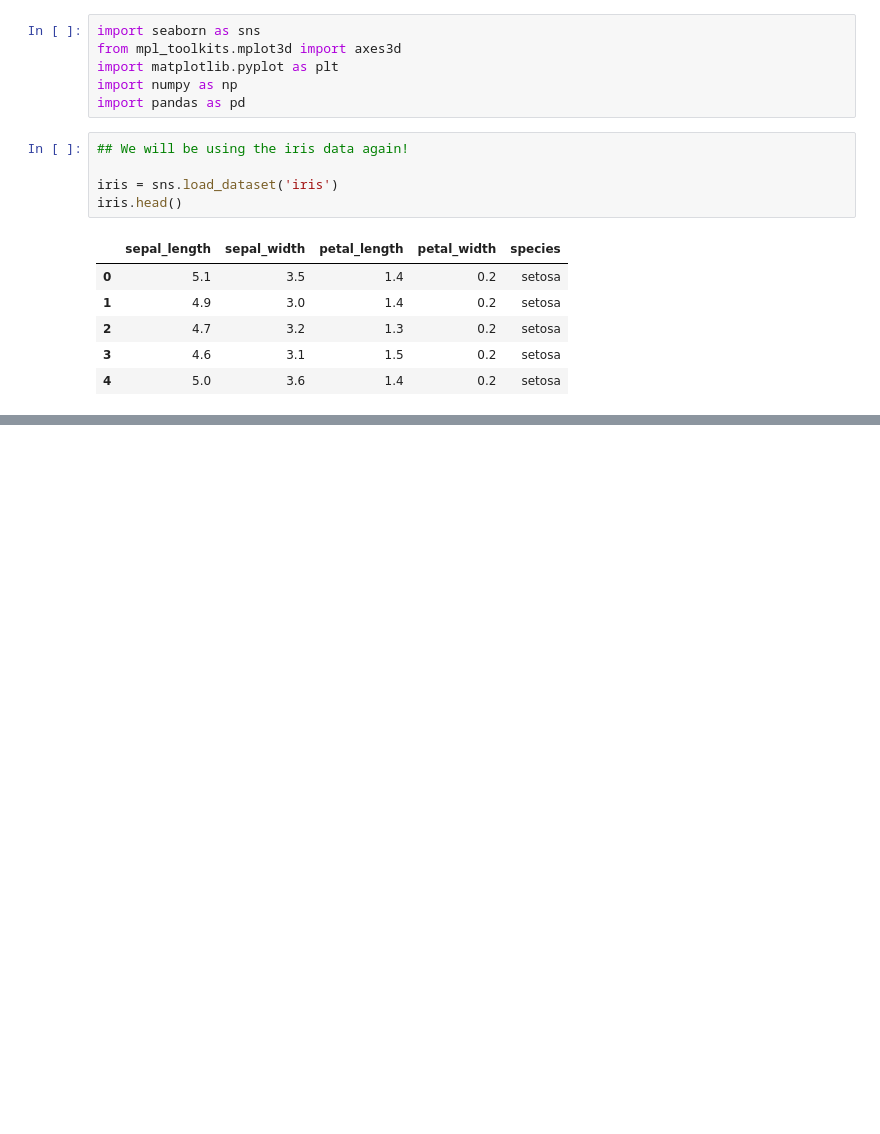
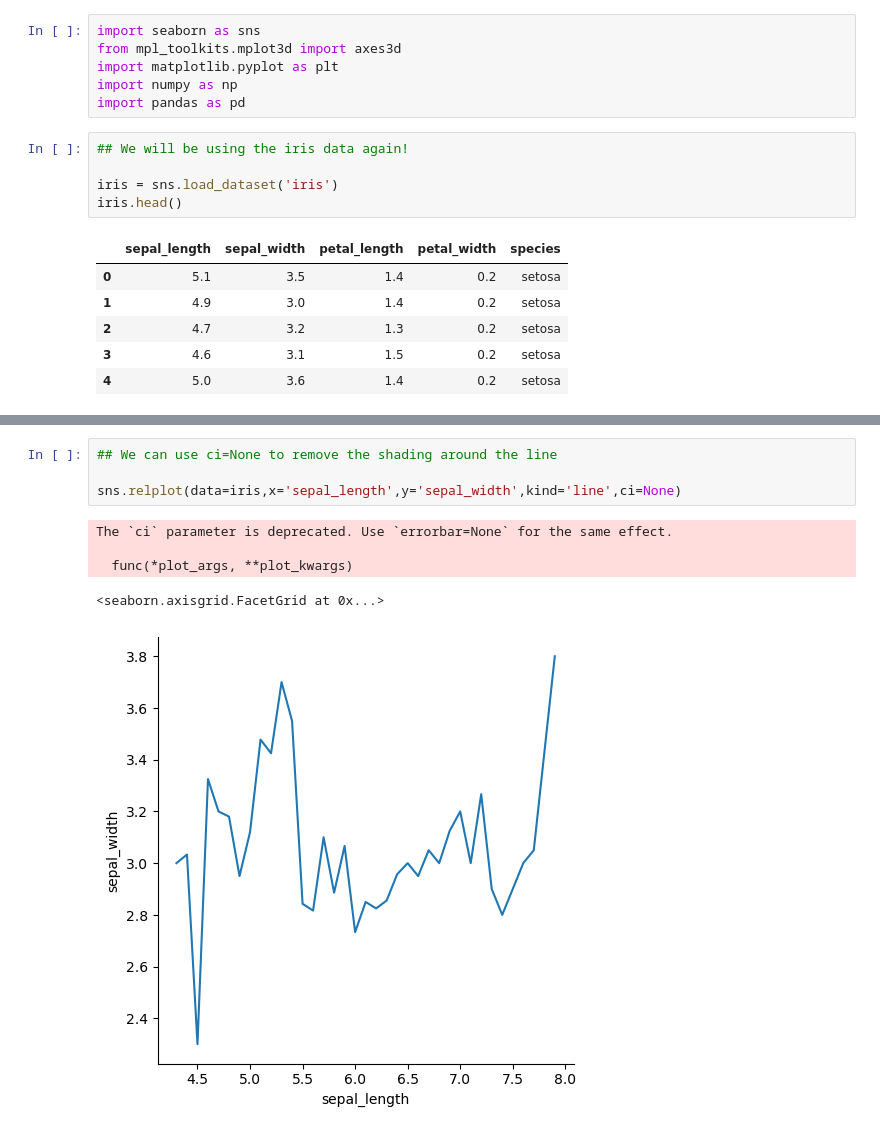
Before and after one commit to JakeBestDev/Packt_AIScience_Data_Science_Machine_Learning, a Jupyter notebook: Module_2_Python_Data_Visualization_and_Understanding/lab_4_advance_seaborn.ipynb, the cells around one changed output, grey strips where cells are left out. Saved outputs shown, nothing was run; the diff lists cells and outputs as text; blank space fills up the shorter version.

Commit message:
Lab 4: Advanced Seaborn
Lab 4: Advanced Seaborn

```diff
--- a/Module_2_Python_Data_Visualization_and_Understanding/lab_4_advance_seaborn.ipynb
+++ b/Module_2_Python_Data_Visualization_and_Understanding/lab_4_advance_seaborn.ipynb
@@ -200,0 +205,10 @@ sns.relplot(data=iris,x='sepal_length',y='sepal_width',kind='line')
+# %%
+## We can use ci=None to remove the shading around the line
+
+sns.relplot(data=iris,x='sepal_length',y='sepal_width',kind='line',ci=None)
+# %% [output]
+The `ci` parameter is deprecated. Use `errorbar=None` for the same effect.
+
+  func(*plot_args, **plot_kwargs)
+<seaborn.axisgrid.FacetGrid at 0x...>
+[figure, added]
```
Also changed, not shown: parts of 6 cells of this notebook.
